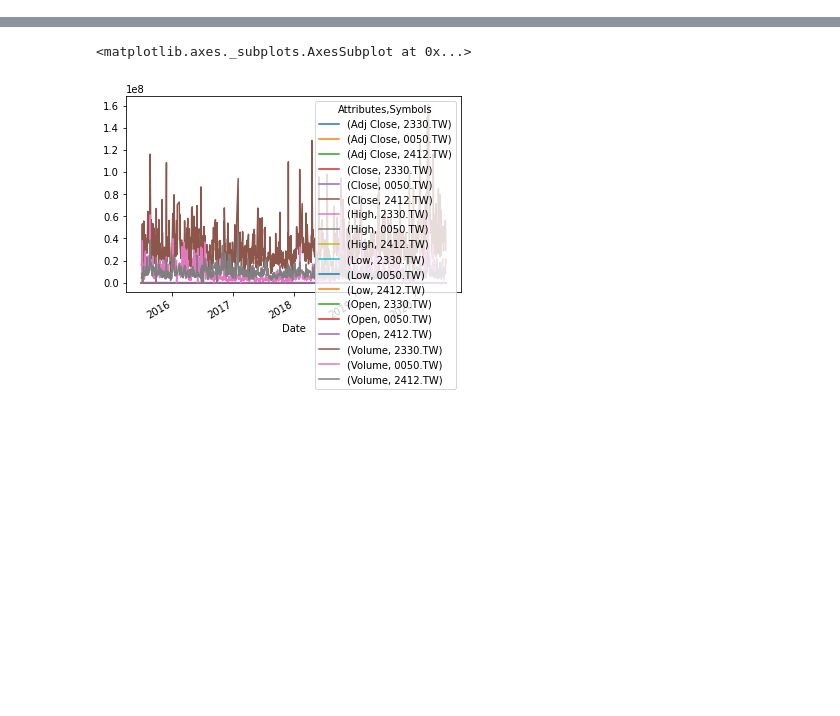
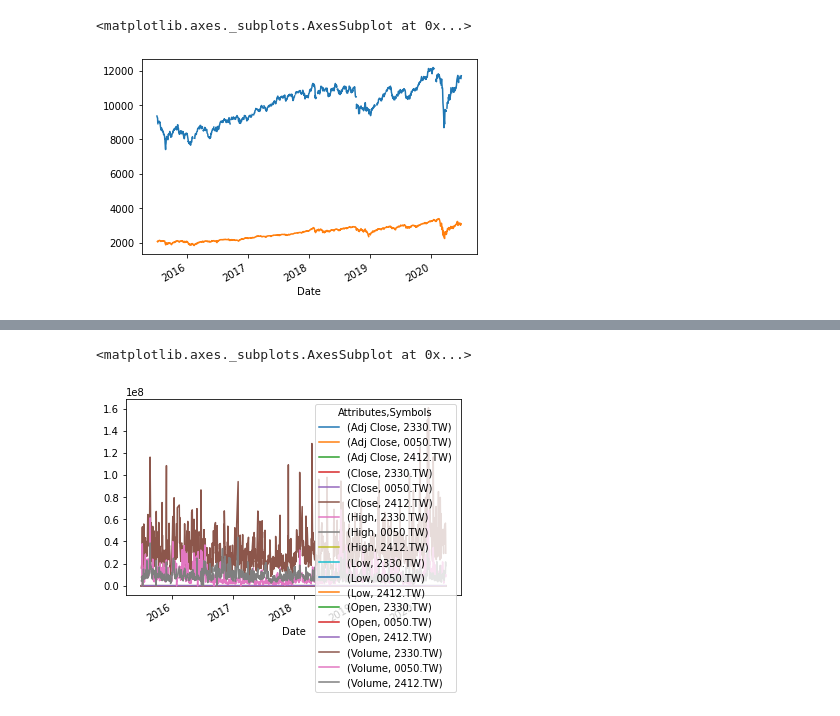
Before and after one commit to tewei0328/teach-TS, a Jupyter notebook: TS_datareader_多檔股票.ipynb, the cells around one changed output, grey strips where cells are left out. Cells and saved outputs as stored; diff of their text form; code cells hidden in the pictures; blank space fills up the shorter version.

```diff
--- a/TS_datareader_多檔股票.ipynb
+++ b/TS_datareader_多檔股票.ipynb
@@ -7,0 +44,6 @@ https://ithelp.ithome.com.tw/articles/10205113
+# %%
+df_many.Close['^TWII'].plot()
+df_many.Close['^GSPC'].plot()
+# %% [output]
+<matplotlib.axes._subplots.AxesSubplot at 0x...>
+[figure, added]
```
Also changed, not shown: parts of 7 cells of this notebook.
